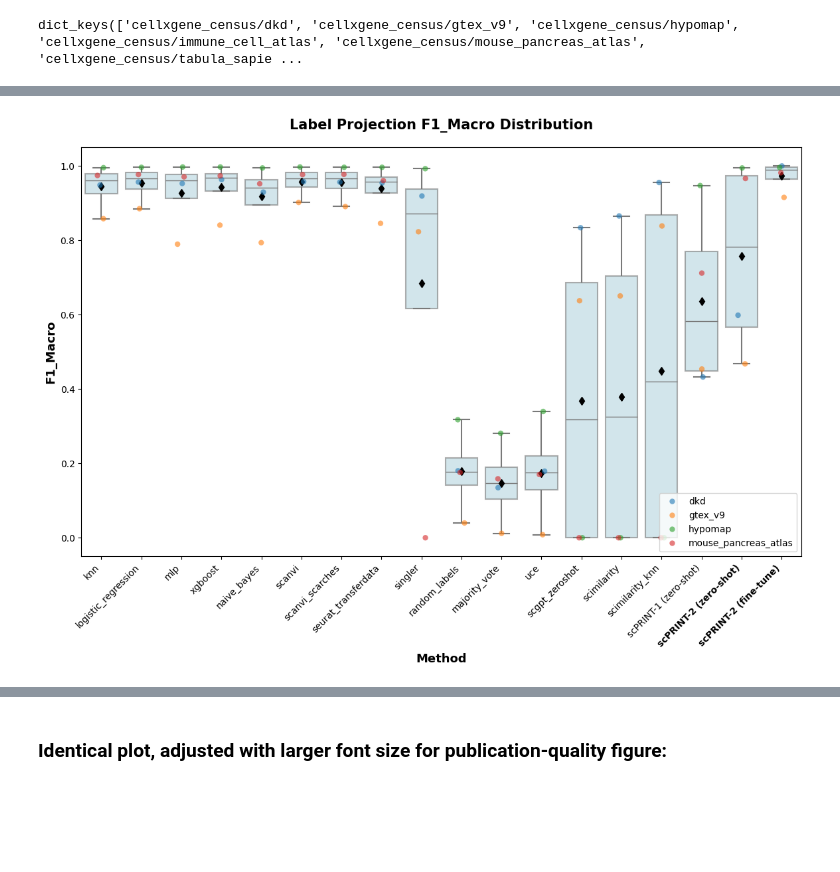
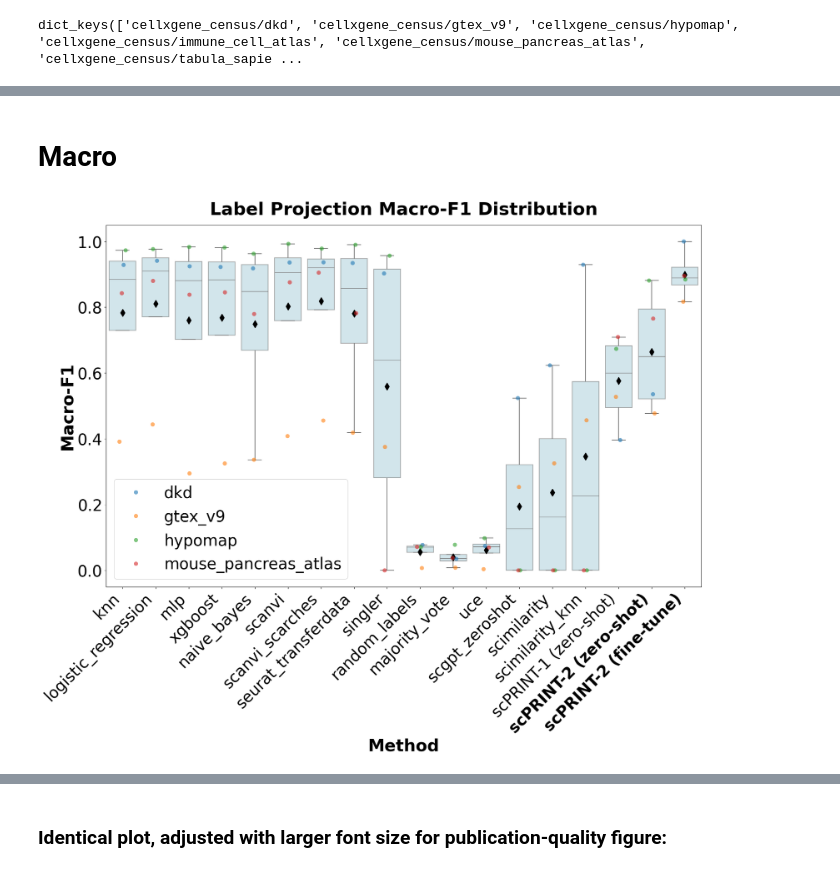
Before and after one commit to Huang-lab/Microglia_foundation_model, a Jupyter notebook: figures/plot_results.ipynb, the cells around one changed output, grey strips where cells are left out. Drawn from its saved outputs; the diff is of its cells as text; code cells hidden in the pictures; blank space fills up the shorter version.

```diff
--- a/figures/plot_results.ipynb
+++ b/figures/plot_results.ipynb
@@ -336,28 +336,28 @@ for k, v in res_label.items():
             continue
         if l not in toplot:
             toplot[l] = []
-        toplot[l].append(w["f1_weighted"])
+        toplot[l].append(w["f1_macro"])
     m = 0
     for l, w in metrics.items():
         if l.startswith(k.split("/")[1]):
-            if w["weighted"] > m and not l.endswith("ref_cls"):
-                m = w["weighted"]
+            if w["macro"] > m and not l.endswith("ref_cls"):
+                m = w["macro"]
     if "scPRINT-2 (zero-shot)" not in toplot:
         toplot["scPRINT-2 (zero-shot)"] = []
     toplot["scPRINT-2 (zero-shot)"].append(m)
     m = 0
     for l, w in metrics_v1.items():
         if l.startswith(k.split("/")[1]):
-            if w["weighted"] > m and not l.endswith("ref_cls"):
-                m = w["weighted"]
+            if w["macro"] > m and not l.endswith("ref_cls"):
+                m = w["macro"]
     if "scPRINT-1 (zero-shot)" not in toplot:
         toplot["scPRINT-1 (zero-shot)"] = []
     toplot["scPRINT-1 (zero-shot)"].append(m)
     m = 0
     for l, w in metrics_ft.items():
         if l.startswith(k.split("/")[1]):
-            if w["weighted"] > m and not l.endswith("ref_cls"):
-                m = w["weighted"]
+            if w["macro"] > m and not l.endswith("ref_cls"):
+                m = w["macro"]
     if "scPRINT-2 (fine-tune)" not in toplot:
         toplot["scPRINT-2 (fine-tune)"] = []
     toplot["scPRINT-2 (fine-tune)"].append(m)
@@ -413,12 +509,16 @@ toplot = toplot.loc[
+# %% [markdown]
+# Macro
 # %%
+FONTSIZE = 30  # taille de base, ajuste selon tes besoins
+
 # Alternative: Boxplot with stripplot overlay
-fig, ax = plt.subplots(figsize=(14, 8))
+fig, ax = plt.subplots(figsize=(18, 15))
 
 # Melt the dataframe for seaborn
 plot_data = toplot.T.reset_index().melt(
-    id_vars="index", var_name="Method", value_name="Accuracy"
+    id_vars="index", var_name="Method", value_name="Macro-F1"
 )
-plot_data.columns = ["Dataset", "Method", "Accuracy"]
+plot_data.columns = ["Dataset", "Method", "Macro-F1"]
 
 # Define color palette
 colors = ["lightblue"] * len(plot_data["Method"].unique())
@@ -429,58 +529,62 @@ colors[scprint_idx] = "coral"
 sns.boxplot(
     data=plot_data,
     x="Method",
-    y="Accuracy",
+    y="Macro-F1",
     ax=ax,
     color="lightblue",
-    # palette=colors,
-    # hue='Dataset',
     showmeans=True,
     fliersize=0,
-    # medianprops=dict(color="black", linewidth=2.5),
     boxprops=dict(alpha=0.6, linewidth=1.5),
     whiskerprops=dict(linewidth=1.5),
     capprops=dict(linewidth=1.5),
-    meanprops={"marker": "d", "markerfacecolor": "black", "markeredgecolor": "black"},
-    # flierprops=dict(marker="o", markerfacecolor="gray", markersize=5, alpha=0.5),
+    meanprops={
+        "marker": "d",
+        "markerfacecolor": "black",
+        "markeredgecolor": "black",
+        "markersize": 10,
+    },
 )
 
 # Add strip plot to show individual points
 sns.stripplot(
     data=plot_data,
     x="Method",
-    y="Accuracy",
+    y="Macro-F1",
     hue="Dataset",
     ax=ax,
-    # color="black",
     alpha=0.6,
-    size=6,
+    size=8,
     jitter=0.1,
 )
 
 # Styling
-ax.set_xticklabels(ax.get_xticklabels(), rotation=45, ha="right")
-ax.set_ylabel("F1_Macro", fontsize=13, fontweight="bold")
-ax.set_xlabel("Method", fontsize=13, fontweight="bold")
+ax.set_xticklabels(ax.get_xticklabels(), rotation=45, ha="right", fontsize=FONTSIZE)
+ax.tick_params(axis="y", labelsize=FONTSIZE)
+ax.set_ylabel("Macro-F1", fontsize=FONTSIZE + 2, fontweight="bold")
+ax.set_xlabel("Method", fontsize=FONTSIZE + 2, fontweight="bold")
+
 # Then make the last label bold
 labels = ax.get_xticklabels()
 labels[-1].set_fontweight("bold")
 labels[-2].set_fontweight("bold")
+
 ax.set_title(
-    "Label Projection F1_Macro Distribution", fontsize=15, fontweight="bold", pad=20
+    "Label Projection Macro-F1 Distribution",
+    fontsize=FONTSIZE + 4,
+    fontweight="bold",
+    pad=20,
 )
 ax.set_ylim([-0.05, 1.05])
-# ax.axhline(y=0.5, color="gray", linestyle="--", alpha=0.4, linewidth=1.5, zorder=0)
-ax.legend(loc="lower right", fontsize=10)
+ax.legend(loc="lower left", fontsize=FONTSIZE)
 
-
-# plt.tight_layout()
+plt.tight_layout()
 plt.show()
 
 # Print summary statistics
 print("\nSummary Statistics:")
-print(plot_data.groupby("Method")["Accuracy"].describe().round(3))
+print(plot_data.groupby("Method")["Macro-F1"].describe().round(3))
 # %% [output]
-[figure, old version]
+[figure, new version]
 Summary Statistics:
                        count   mean    std    min    25%    50%    75%    max
 Method
```
Also changed, not shown: parts of 15 cells of this notebook, 4 other files.
